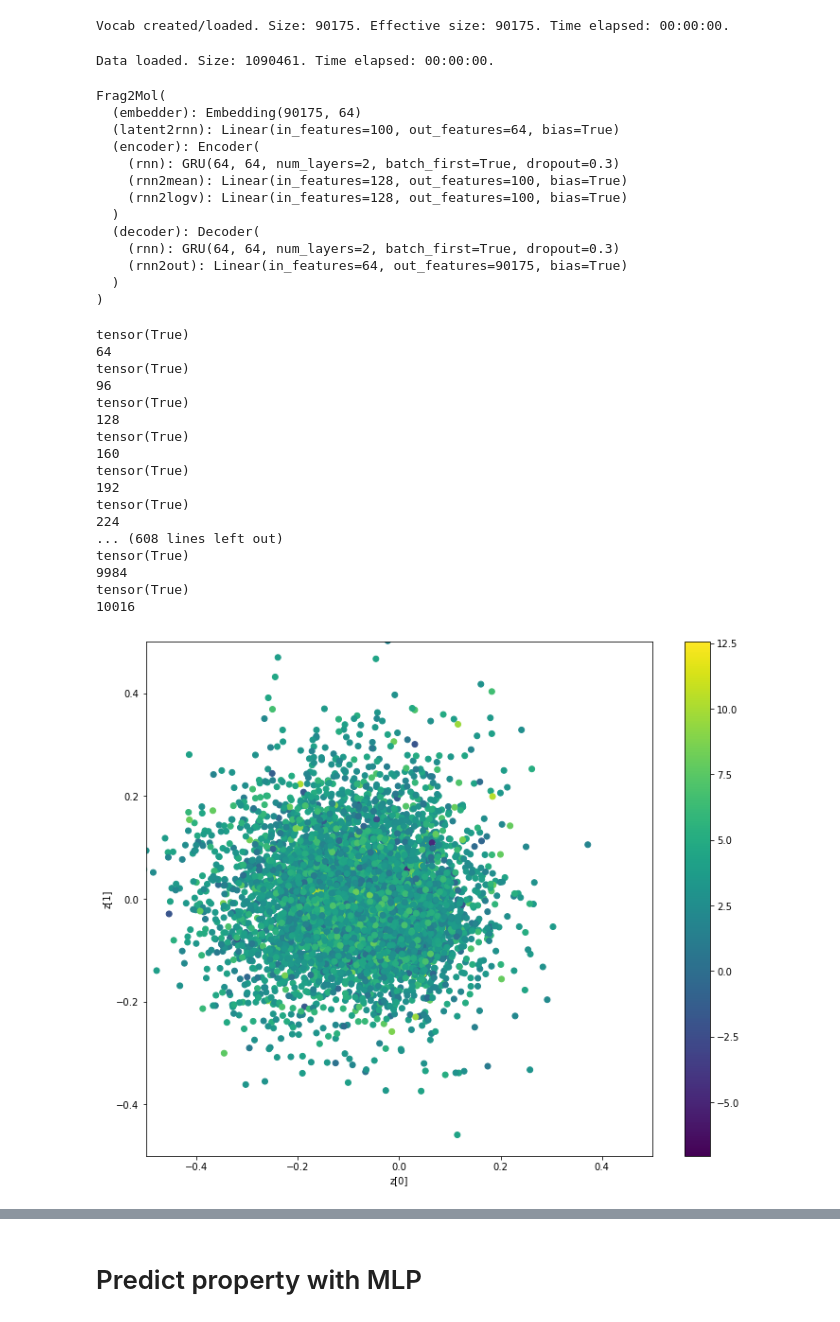
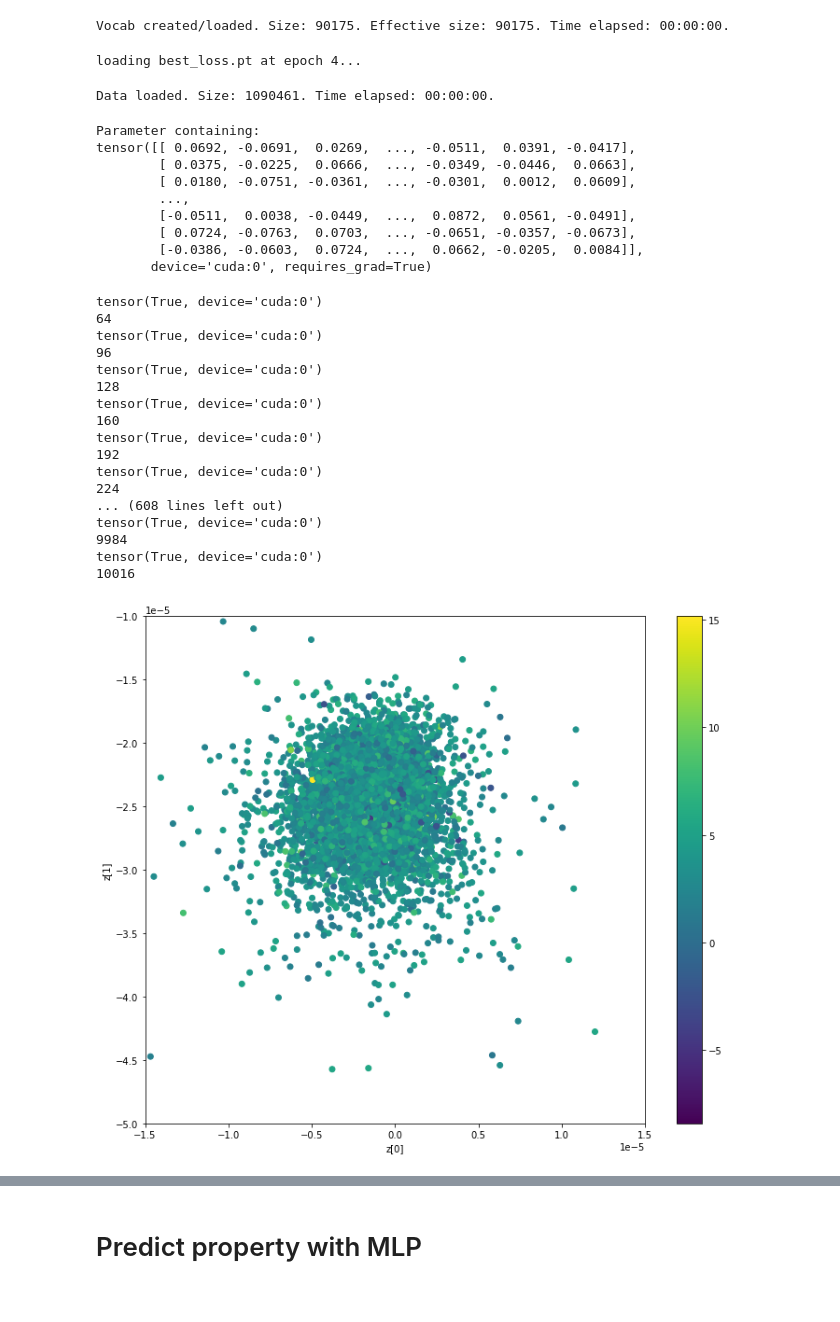
Before and after one commit to panukorn17/drug_discovery_models, a Jupyter notebook: fragment-based-dgm/Latent Space Optimisation.ipynb, the cells around one changed output, grey strips where cells are left out. Cells and saved outputs as stored; diff of their text form; code cells hidden in the pictures.

```diff
--- a/fragment-based-dgm/Latent Space Optimisation.ipynb
+++ b/fragment-based-dgm/Latent Space Optimisation.ipynb
@@ -193,39 +193,41 @@ plt.show()
 # %% [markdown]
 # Plot Latent Space
 # %%
-config = pickle.load(open('RUNS/2022-07-15@11:41:09-LAPTOP-E1483HNR-CHEMBL/config/config.pkl', "rb"))
-vocab = pickle.load(open('RUNS/2022-07-15@11:41:09-LAPTOP-E1483HNR-CHEMBL/config/vocab.pkl', "rb"))
+config = pickle.load(open('RUNS/2022-08-05@13:44:04-LAPTOP-E1483HNR-CHEMBL/config/config.pkl', "rb"))
+vocab = pickle.load(open('RUNS/2022-08-05@13:44:04-LAPTOP-E1483HNR-CHEMBL/config/vocab.pkl', "rb"))
 dataset = FragmentDataset(config)
 vocab = dataset.get_vocab()
 model = Frag2Mol(config, vocab)
-device = torch.device('cpu')
+device = torch.device('cuda')
 model = model.to(device)
 # %% [output]
 Vocab created/loaded. Size: 90175. Effective size: 90175. Time elapsed: 00:00:00.
+# %%
+load_last = config.get('load_last')
+trainer, epoch = Trainer.load(config, vocab, last=load_last)
+model = trainer.model
+# %% [output]
+loading best_loss.pt at epoch 4...
 # %%
 loader = dataset.get_loader()
-mu_stack = torch.empty((32,100))
-latent_output = torch.empty((32,100))
+mu_stack = torch.empty((32,100)).cuda()
+latent_output = torch.empty((32,100)).cuda()
 data_sample = []
 rnn2mean_weight = model.encoder.rnn2mean.weight
 # %% [output]
 Data loaded. Size: 1090461. Time elapsed: 00:00:00.
 # %%
-model
+rnn2mean_weight
 # %% [output]
-Frag2Mol(
-  (embedder): Embedding(90175, 64)
-  (latent2rnn): Linear(in_features=100, out_features=64, bias=True)
-  (encoder): Encoder(
-    (rnn): GRU(64, 64, num_layers=2, batch_first=True, dropout=0.3)
-    (rnn2mean): Linear(in_features=128, out_features=100, bias=True)
-    (rnn2logv): Linear(in_features=128, out_features=100, bias=True)
-  )
-  (decoder): Decoder(
-    (rnn): GRU(64, 64, num_layers=2, batch_first=True, dropout=0.3)
-    (rnn2out): Linear(in_features=64, out_features=90175, bias=True)
-  )
-)
+Parameter containing:
+tensor([[ 0.0692, -0.0691,  0.0269,  ..., -0.0511,  0.0391, -0.0417],
+        [ 0.0375, -0.0225,  0.0666,  ..., -0.0349, -0.0446,  0.0663],
+        [ 0.0180, -0.0751, -0.0361,  ..., -0.0301,  0.0012,  0.0609],
+        ...,
+        [-0.0511,  0.0038, -0.0449,  ...,  0.0872,  0.0561, -0.0491],
+        [ 0.0724, -0.0763,  0.0703,  ..., -0.0651, -0.0357, -0.0673],
+        [-0.0386, -0.0603,  0.0724,  ...,  0.0662, -0.0205,  0.0084]],
+       device='cuda:0', requires_grad=True)
 # %%
 for idx, (src, tgt, lengths, data) in enumerate(loader):
     ###
@@ -234,7 +236,7 @@ for idx, (src, tgt, lengths, data) in enumerate(loader):
         src = src.cuda()
         tgt = tgt.cuda()
 
-    output, mu, sigma, z = model.forward(src, lengths)
+    output, mu, sigma, z, pred = model.forward(src, lengths)
 
     print(torch.all(rnn2mean_weight == model.encoder.rnn2mean.weight))
     model.encoder.rnn2mean.weight.size() == model.encoder.rnn2mean.weight.size()
@@ -248,33 +250,33 @@ for idx, (src, tgt, lengths, data) in enumerate(loader):
     if len(mu_stack) > 10000:
         break
 # %% [output]
-tensor(True)
+tensor(True, device='cuda:0')
 64
-tensor(True)
+tensor(True, device='cuda:0')
 96
-tensor(True)
+tensor(True, device='cuda:0')
 128
-tensor(True)
+tensor(True, device='cuda:0')
 160
-tensor(True)
+tensor(True, device='cuda:0')
 192
-tensor(True)
+tensor(True, device='cuda:0')
 224
 ... (608 lines left out)
-tensor(True)
+tensor(True, device='cuda:0')
 9984
-tensor(True)
+tensor(True, device='cuda:0')
 10016
 # %%
 data_sample_index = [item for sublist in data_sample for item in sublist]
 # %%
 plt.figure(figsize=(12, 10))
-plt.scatter(mu_stack[:9984, 0].detach().numpy(), mu_stack[:9984, 1].detach().numpy(), c=dataset.data.iloc[data_sample_index].logP.to_numpy())
+plt.scatter(mu_stack[:9984, 0].cpu().detach().numpy(), mu_stack[:9984, 1].cpu().detach().numpy(), c=dataset.data.iloc[data_sample_index].logP.to_numpy())
 plt.xlabel("z[0]")
 plt.ylabel("z[1]")
 plt.colorbar()
-plt.xlim(-0.5, 0.5)
-plt.ylim(-0.5, 0.5)
+plt.xlim(-0.000015, 0.000015)
+plt.ylim(-0.00005, -0.00001)
 plt.show()
 # %% [output]
-[figure, old version]
+[figure, new version]
```
Also changed, not shown: parts of 1 cell of this notebook.
